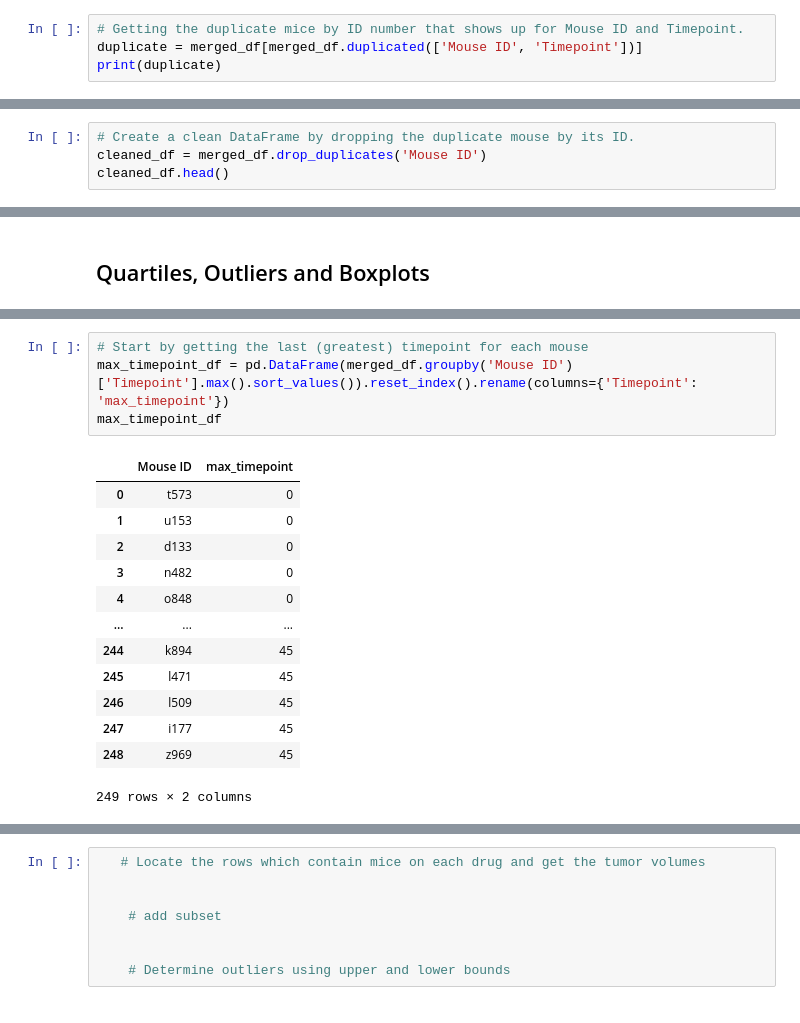
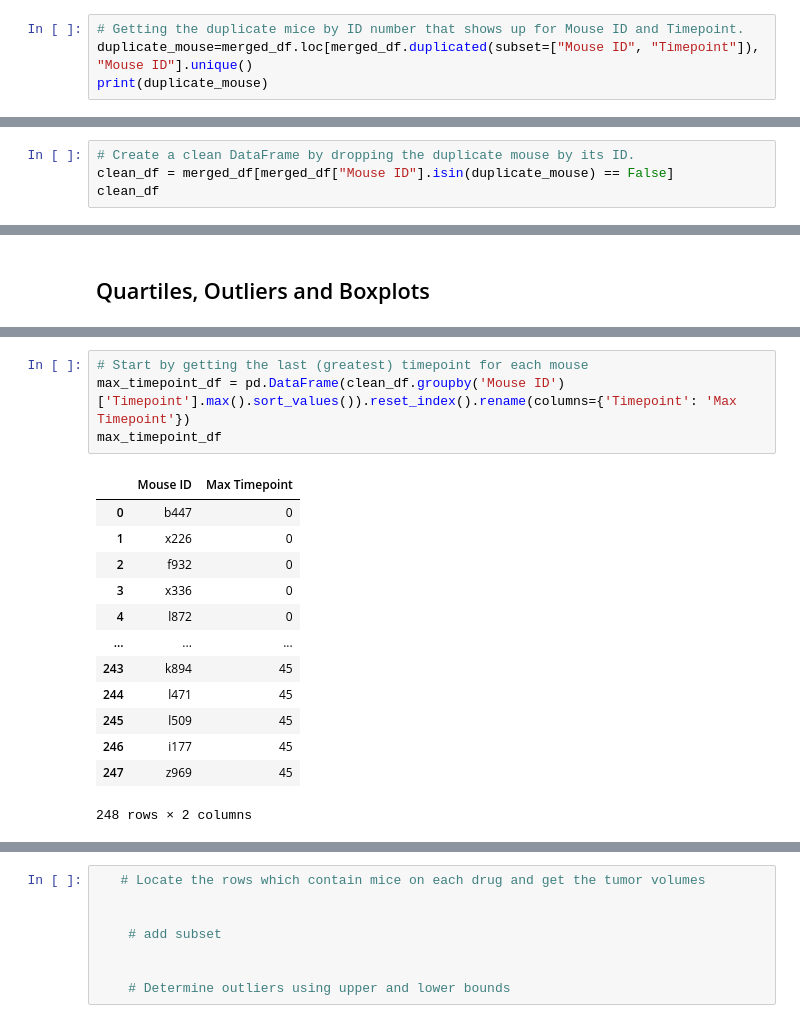
Before and after one commit to Brack1345/matplotlib_challenge, a Jupyter notebook: pymaceuticals_starter.ipynb, the cells around one changed output, grey strips where cells are left out. Saved outputs shown, nothing was run; the diff lists cells and outputs as text.

```diff
--- a/pymaceuticals_starter.ipynb
+++ b/pymaceuticals_starter.ipynb
@@ -39,6 +56,6 @@ print(mouse_count)
 1893
 # %%
 # Getting the duplicate mice by ID number that shows up for Mouse ID and Timepoint.
-duplicate = merged_df[merged_df.duplicated(['Mouse ID', 'Timepoint'])]
-print(duplicate)
+duplicate_mouse=merged_df.loc[merged_df.duplicated(subset=["Mouse ID", "Timepoint"]), "Mouse ID"].unique()
+print(duplicate_mouse)
 # %% [output]
@@ -80,6 +65,6 @@ print(all_duplicates)
 # %%
 # Create a clean DataFrame by dropping the duplicate mouse by its ID.
-cleaned_df = merged_df.drop_duplicates('Mouse ID')
-cleaned_df.head()
+clean_df = merged_df[merged_df["Mouse ID"].isin(duplicate_mouse) == False]
+clean_df
 # %% [output]
 |  | Mouse ID | Drug Regimen | Sex | Age_months | Weight (g) | Timepoint | Tumor Volume (mm3) | ... |
@@ -257,21 +262,21 @@ last_df.head().reset_index()
 | 4 | 440 | i557 | Capomulin | Female | 1 | 24 | 45 | 47.685963 | ... |
 # %%
 # Start by getting the last (greatest) timepoint for each mouse
-max_timepoint_df = pd.DataFrame(merged_df.groupby('Mouse ID')['Timepoint'].max().sort_values()).reset_index().rename(columns={'Timepoint': 'max_timepoint'})
+max_timepoint_df = pd.DataFrame(clean_df.groupby('Mouse ID')['Timepoint'].max().sort_values()).reset_index().rename(columns={'Timepoint': 'Max Timepoint'})
 max_timepoint_df
 # %% [output]
-|  | Mouse ID | max_timepoint |
-| 0 | t573 | 0 |
-| 1 | u153 | 0 |
-| 2 | d133 | 0 |
-| 3 | n482 | 0 |
-| 4 | o848 | 0 |
+|  | Mouse ID | Max Timepoint |
+| 0 | b447 | 0 |
+| 1 | x226 | 0 |
+| 2 | f932 | 0 |
+| 3 | x336 | 0 |
+| 4 | l872 | 0 |
 | ... | ... | ... |
-| 244 | k894 | 45 |
-| 245 | l471 | 45 |
-| 246 | l509 | 45 |
-| 247 | i177 | 45 |
-| 248 | z969 | 45 |
+| 243 | k894 | 45 |
+| 244 | l471 | 45 |
+| 245 | l509 | 45 |
+| 246 | i177 | 45 |
+| 247 | z969 | 45 |
-249 rows × 2 columns
+248 rows × 2 columns
 # %%
 # Merge this group df with the original dataframe to get the tumor volume at the last timepoint
```
Also changed, not shown: parts of 16 cells of this notebook.
